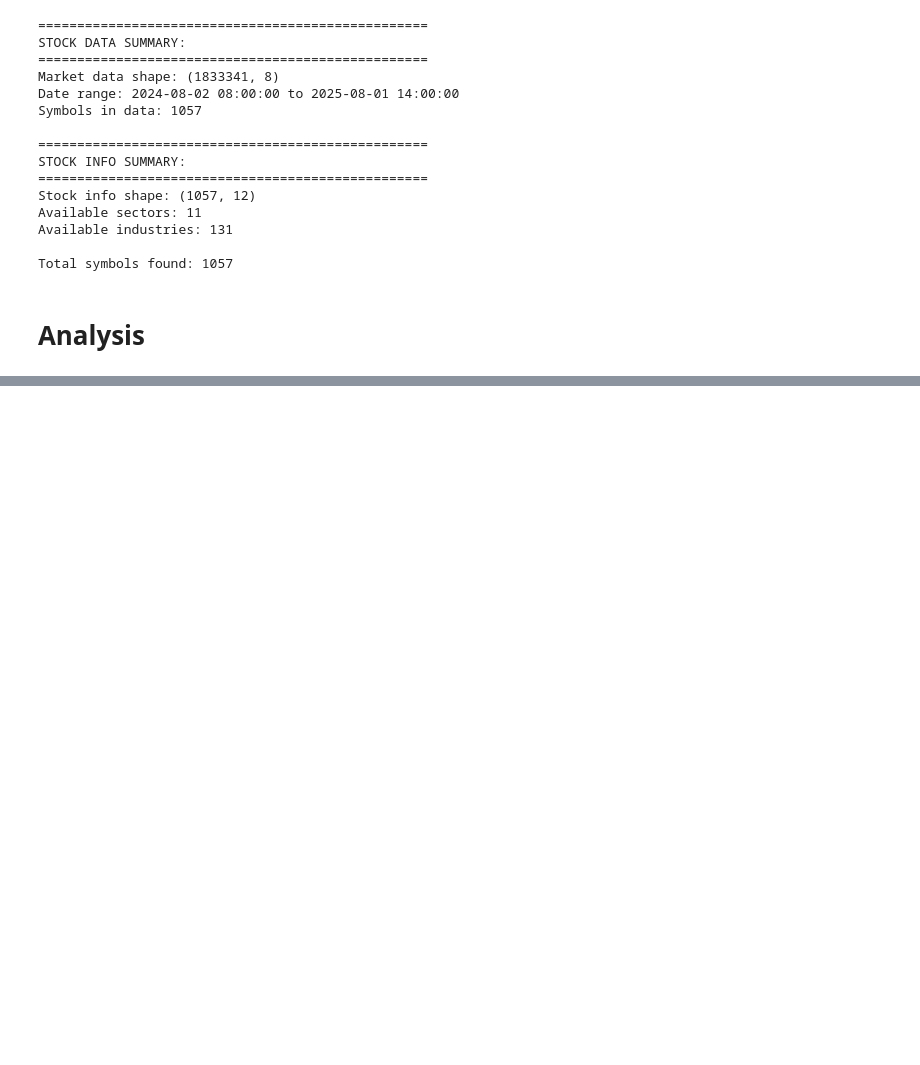
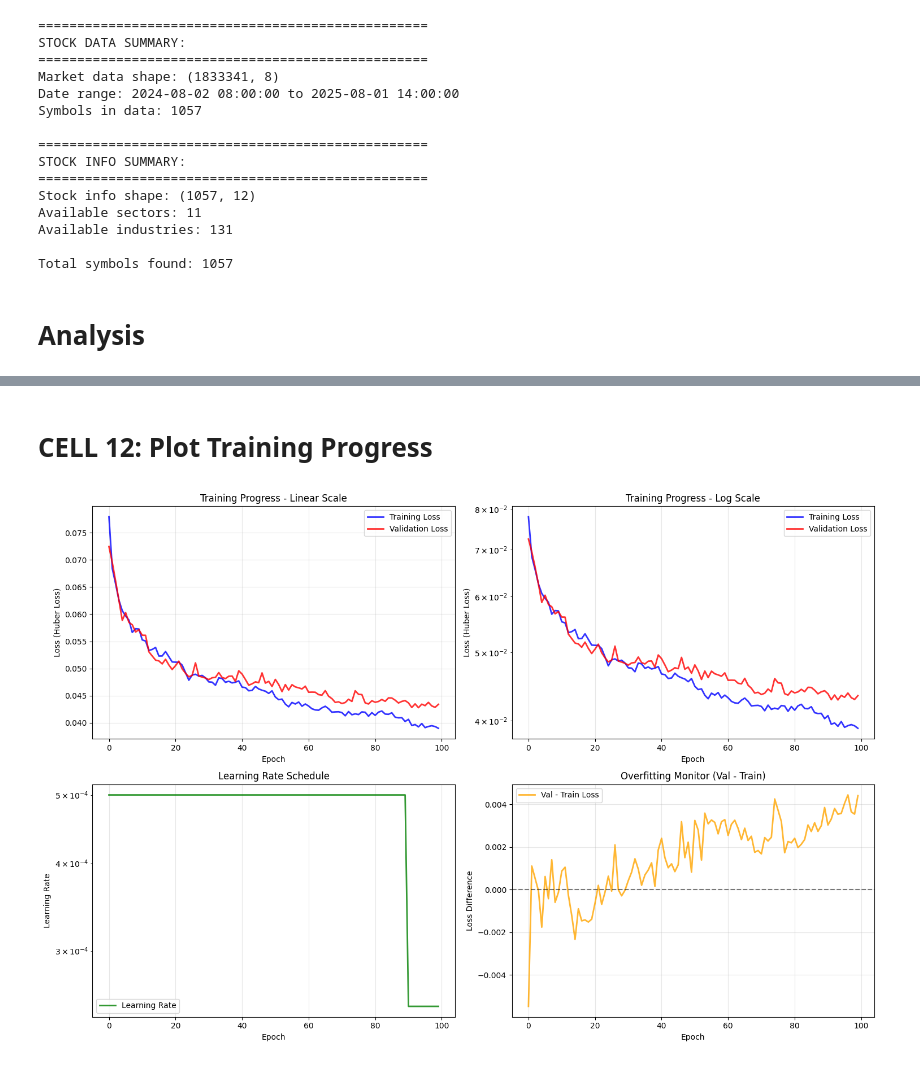
Before and after one commit to nishantnayar/MLTrading, a Jupyter notebook: notebooks/exploration/Analysis.ipynb, the cells around one changed output, grey strips where cells are left out. Saved outputs shown, nothing was run; the diff lists cells and outputs as text; code cells hidden in the pictures; blank space fills up the shorter version.

```diff
--- a/notebooks/exploration/Analysis.ipynb
+++ b/notebooks/exploration/Analysis.ipynb
@@ -287,0 +858,3 @@ plt.show()
+# %%
+# Create splits
+data_splits = create_data_splits(sequence_data, test_size=0.2, val_size=0.2)
@@ -287,0 +985,3 @@ plt.show()
+# %%
+# Usage
+train_data, val_data, test_data, scalers = scale_data_complete(data_splits)
@@ -287,0 +2266,2 @@ plt.show()
+# %% [markdown]
+# CELL 12: Plot Training Progress
@@ -287,0 +2271,54 @@ plt.show()
+# %%
+# Extract loss data for plotting
+train_losses = training_history['train_losses']
+val_losses = training_history['val_losses']
+# %%
+plt.figure(figsize=(15, 10))
+
+# Plot 1: Training Progress (Linear Scale)
+plt.subplot(2, 2, 1)
+plt.plot(train_losses, label='Training Loss', alpha=0.8, linewidth=2, color='blue')
+plt.plot(val_losses, label='Validation Loss', alpha=0.8, linewidth=2, color='red')
+plt.xlabel('Epoch')
+plt.ylabel('Loss (Huber Loss)')
+plt.title('Training Progress - Linear Scale')
+plt.legend()
+plt.grid(True, alpha=0.3)
+
+# Plot 2: Training Progress (Log Scale)
+plt.subplot(2, 2, 2)
+plt.plot(train_losses, label='Training Loss', alpha=0.8, linewidth=2, color='blue')
+plt.plot(val_losses, label='Validation Loss', alpha=0.8, linewidth=2, color='red')
+plt.xlabel('Epoch')
+plt.ylabel('Loss (Huber Loss)')
+plt.title('Training Progress - Log Scale')
+plt.yscale('log')
+plt.legend()
+plt.grid(True, alpha=0.3)
+
+# Plot 3: Learning Rate Schedule
+plt.subplot(2, 2, 3)
+learning_rates = training_history['learning_rates']
+plt.plot(learning_rates, label='Learning Rate', alpha=0.8, linewidth=2, color='green')
+plt.xlabel('Epoch')
+plt.ylabel('Learning Rate')
+plt.title('Learning Rate Schedule')
+plt.yscale('log')
+plt.legend()
+plt.grid(True, alpha=0.3)
+
+# Plot 4: Loss Difference (Overfitting Detection)
+plt.subplot(2, 2, 4)
+loss_diff = [val - train for train, val in zip(train_losses, val_losses)]
+plt.plot(loss_diff, label='Val - Train Loss', alpha=0.8, linewidth=2, color='orange')
+plt.axhline(y=0, color='black', linestyle='--', alpha=0.5)
+plt.xlabel('Epoch')
+plt.ylabel('Loss Difference')
+plt.title('Overfitting Monitor (Val - Train)')
+plt.legend()
+plt.grid(True, alpha=0.3)
+
+plt.tight_layout()
+plt.show()
+# %% [output]
+[figure, added]
```
Also changed, not shown: parts of 64 cells of this notebook, 20 other files.
